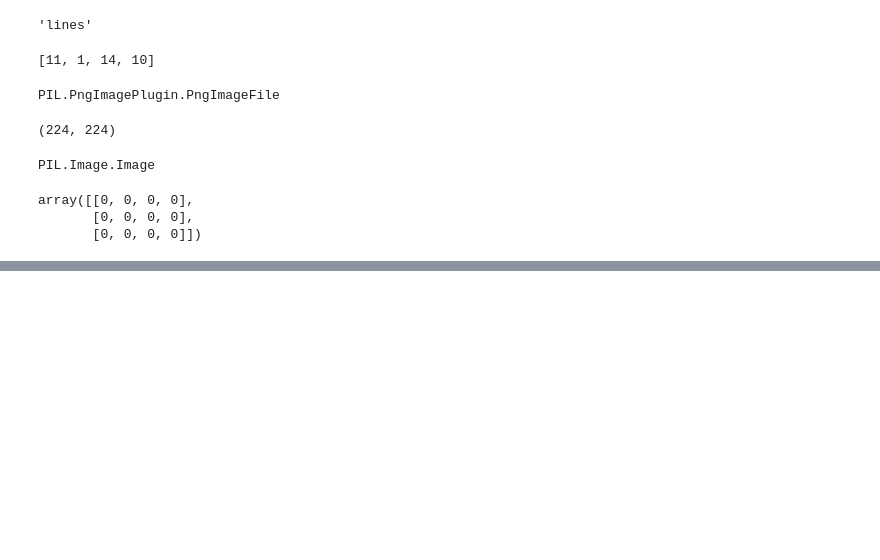
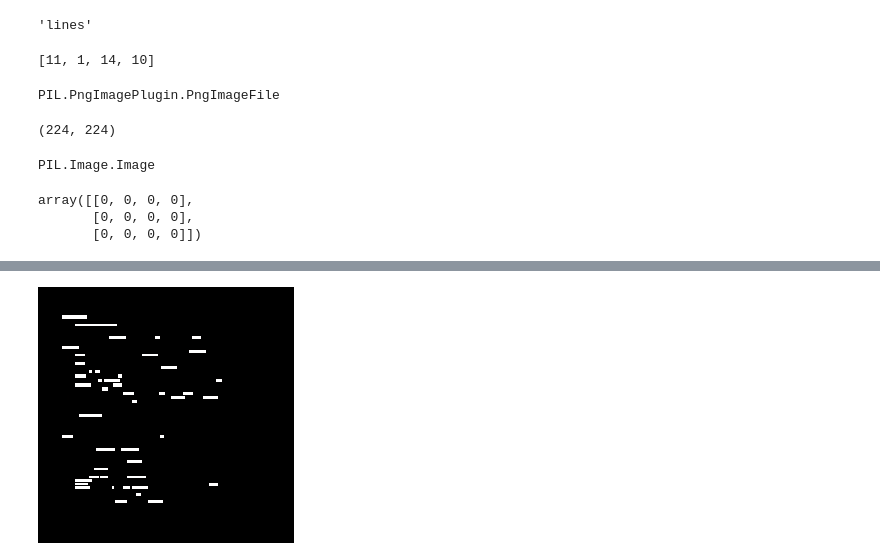
Before and after one commit to SANJITH-KUMAR-20/StemLay-DocUnderstanding, a Jupyter notebook: DataLoad.ipynb, the cells around one changed output, grey strips where cells are left out. Saved outputs shown, nothing was run; the diff lists cells and outputs as text; code cells hidden in the pictures; blank space fills up the shorter version.

```diff
--- a/DataLoad.ipynb
+++ b/DataLoad.ipynb
@@ -413,7 +414,7 @@ class DFTR_V2(torch.utils.data.Dataset):
         for box in bboxes:
             if is_scale:
                 box = self._scale_boxes(box, W, H)
-            box_draw.rectangle(box, outline = 1, width = 1)
+            box_draw.rectangle(box, (255,255,255),outline = 1, width = 1)
         return pil_img
 
     def _generate_textchar_classes(self, label : Tuple[bool]) -> list:
@@ -463,8 +464,6 @@ class DFTR_V2(torch.utils.data.Dataset):
                 cls.extend([[0., 0., 1.]]*rem)
                 return entity,cls
 
-
-
     def __getitem__(self, idx):
         img_path = os.path.join(self.root_img_dir, self.img_data[idx])
         label_path = os.path.join(self.root_label_dir, self.label_data[idx])
@@ -479,7 +478,7 @@ class DFTR_V2(torch.utils.data.Dataset):
         block_classes = []
         for block in content:
             try:
-                block_boxes.append(self._scale_boxes(block["bbox"]))
+                block_boxes.append(self._scale_boxes(block["bbox"], W, H))
                 block_classes.append(self._gen_block_classes(block["image"]))
                 word_lines = block["lines"]
                 for line in word_lines:
@@ -507,6 +506,16 @@ class DFTR_V2(torch.utils.data.Dataset):
             gen_img = self.transform(gen_img)
 
         return img, block_boxes, block_classes, gen_img, gen_classes
+# %%
+data = DFTR_V2(IMAGE_ROOT_DIR, LABEL_ROOT_DIR)
+# %%
+temp = None
+count = 0
+for i in data:
+    temp = i
+    count += 1
+    if count == 2:
+        break
 # %%
 import numpy as np
 arr= np.array([[0,0,0,0]]*4)
@@ -518,0 +552,4 @@ array([[0, 0, 0, 0],
+# %%
+pil_transform(temp[3])
+# %% [output]
+[figure, added]
```
Also changed, not shown: parts of 23 cells of this notebook, 2 other files.
